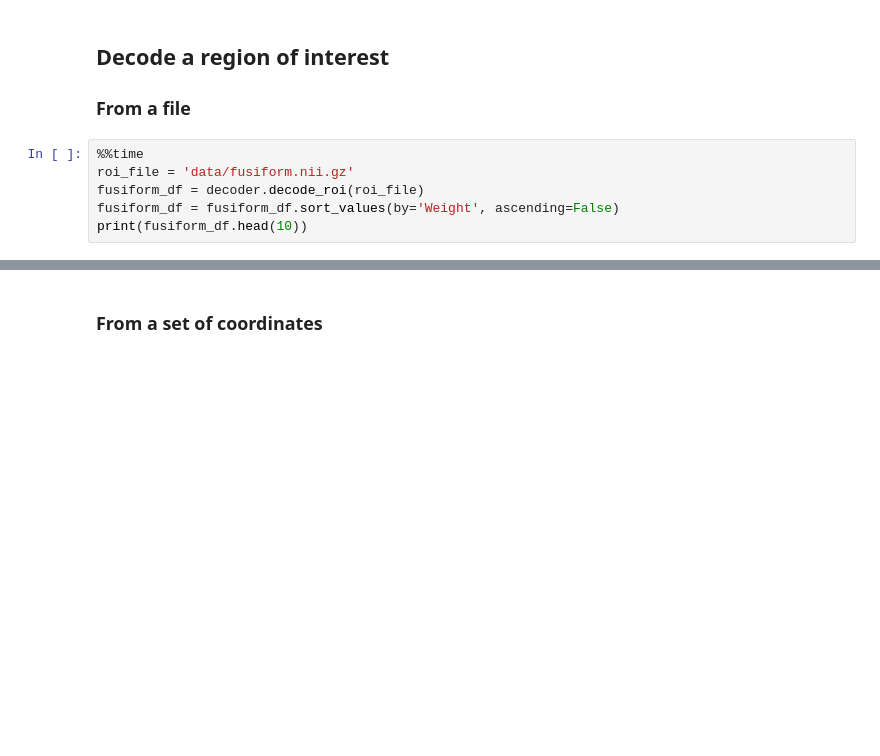
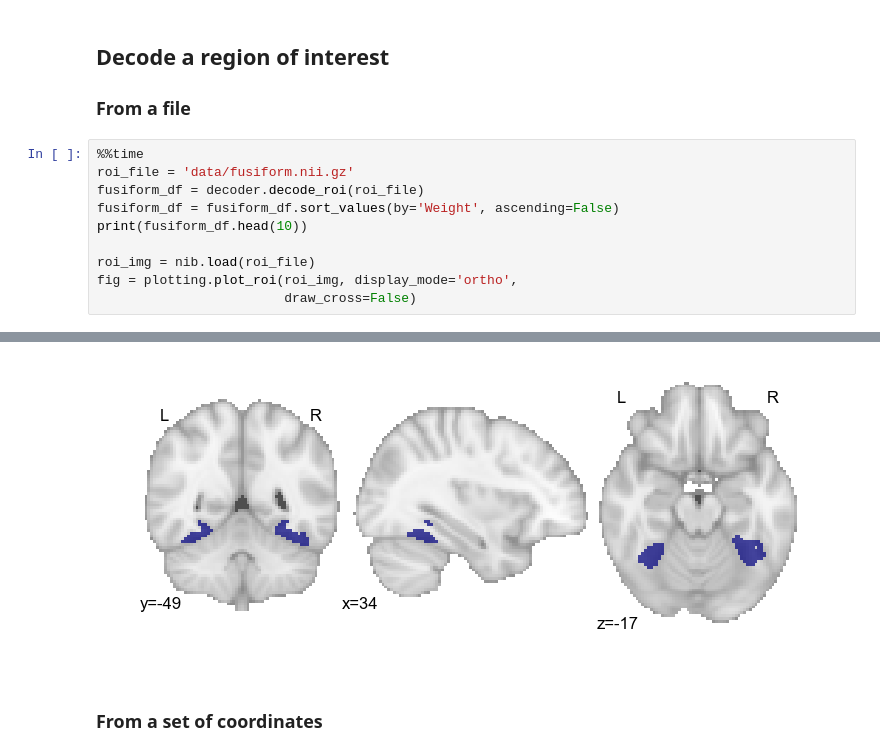
Before and after one commit to jeromedockes/gclda, a Jupyter notebook: examples/perform_decoding_and_encoding.ipynb, the cells around one changed output, grey strips where cells are left out. Saved outputs shown, nothing was run; the diff lists cells and outputs as text; blank space fills up the shorter version.

```diff
--- a/examples/perform_decoding_and_encoding.ipynb
+++ b/examples/perform_decoding_and_encoding.ipynb
@@ -56,6 +57,10 @@ roi_file = 'data/fusiform.nii.gz'
 fusiform_df = decoder.decode_roi(roi_file)
 fusiform_df = fusiform_df.sort_values(by='Weight', ascending=False)
 print(fusiform_df.head(10))
+
+roi_img = nib.load(roi_file)
+fig = plotting.plot_roi(roi_img, display_mode='ortho',
+                        draw_cross=False)
 # %% [output]
                Weight
 Term
@@ -74,3 +79,4 @@ Wall time: 13.9 s
+[figure, added]
 # %% [markdown]
 ### From a set of coordinates
 # %%
```
Also changed, not shown: parts of 6 cells of this notebook, 10 other files.
